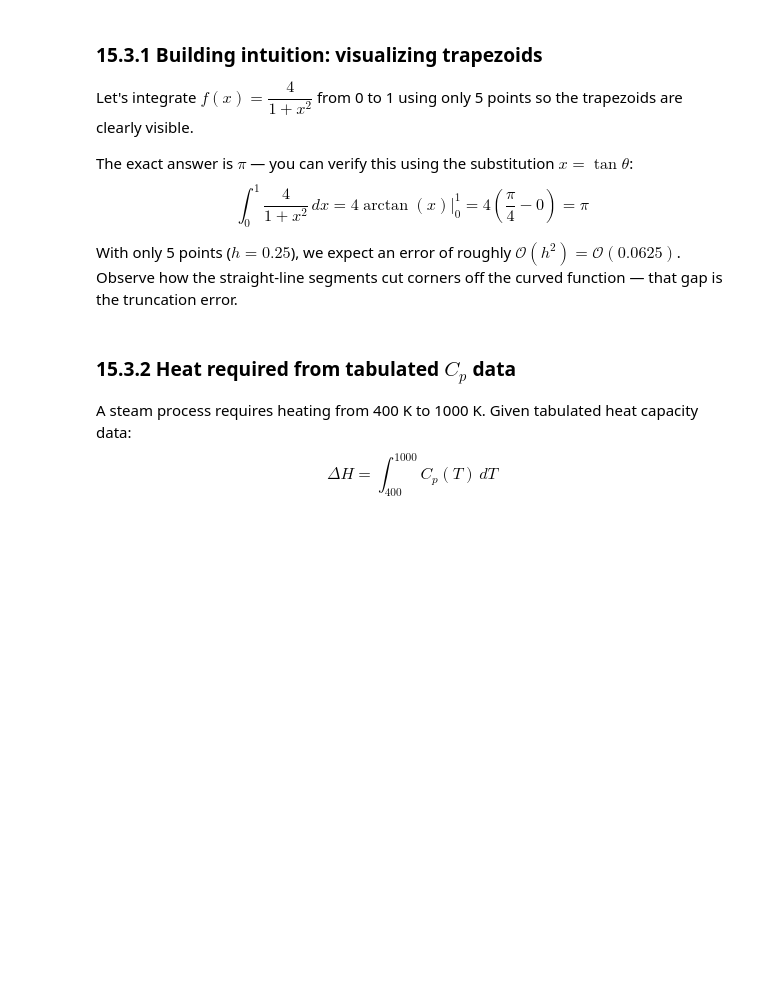
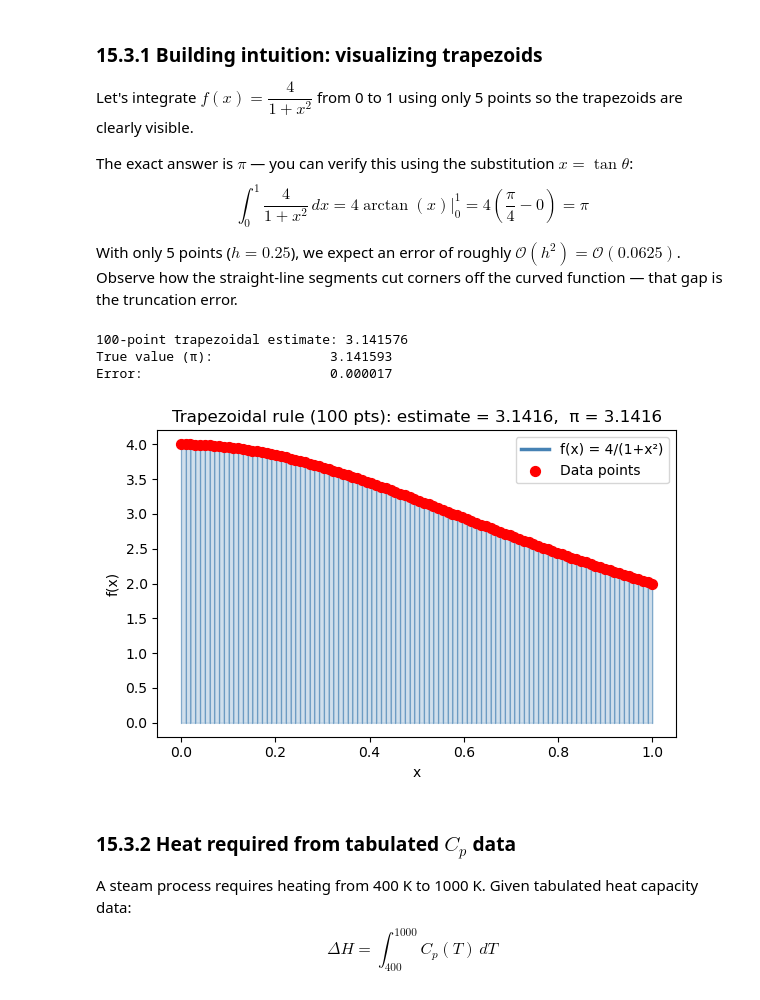
Before and after one commit to ock-group/CHME212-2026-Spring, a Jupyter notebook: _sources/docs/chapter15/15_notebook-lecture.ipynb, the cells around one changed output. Saved outputs shown, nothing was run; the diff lists cells and outputs as text; code cells hidden in the pictures; blank space fills up the shorter version.

```diff
--- a/_sources/docs/chapter15/15_notebook-lecture.ipynb
+++ b/_sources/docs/chapter15/15_notebook-lecture.ipynb
@@ -447,20 +508,42 @@ $$\int_0^1 \frac{4}{1+x^2}\,dx = 4\arctan(x)\Big|_0^1 = 4\left(\frac{\pi}{4} - 0
 With only 5 points ($h = 0.25$), we expect an error of roughly $\mathcal{O}(h^2) = \mathcal{O}(0.0625)$. Observe how the straight-line segments cut corners off the curved function — that gap is the truncation error.
 # %%
 def f_pi(x):
-    return ___
+    return 4.0 / (1 + x**2)
 
 # N-point trapezoidal approximation
-N = ___
+N = 100
 x_trap = np.linspace(0, 1, N)
-y_trap = f_pi(___)
+y_trap = f_pi(x_trap)
 
-area_trap = ___
+# print(x_trap, y_trap)
+
+area_trap = trapezoid(y_trap, x_trap)
+
 
 print(f"{N}-point trapezoidal estimate: {area_trap:.6f}")
 print(f"True value (π):               {np.pi:.6f}")
 print(f"Error:                        {abs(area_trap - np.pi):.6f}")
 
-# Visualize
+# # Visualize
+x_fine = np.linspace(0, 1, 300)
+fig, ax = plt.subplots(figsize=(6, 4))
+ax.plot(x_fine, f_pi(x_fine), 'steelblue', linewidth=2.5, label='f(x) = 4/(1+x²)', zorder=3)
+for i in range(len(x_trap) - 1):
+    ax.fill_between([x_trap[i], x_trap[i+1]],
+                    [y_trap[i], y_trap[i+1]], alpha=0.25, color='steelblue')
+    ax.plot([x_trap[i], x_trap[i]], [0, y_trap[i]], 'steelblue', linewidth=0.8, alpha=0.5)
+ax.plot([x_trap[-1], x_trap[-1]], [0, y_trap[-1]], 'steelblue', linewidth=0.8, alpha=0.5)
+ax.scatter(x_trap, y_trap, color='red', s=50, zorder=5, label='Data points')
+ax.set_xlabel('x'); ax.set_ylabel('f(x)')
+ax.set_title(f'Trapezoidal rule ({N} pts): estimate = {area_trap:.4f},  π = {np.pi:.4f}')
+ax.legend()
+plt.tight_layout()
+plt.show()
+# %% [output]
+100-point trapezoidal estimate: 3.141576
+True value (π):               3.141593
+Error:                        0.000017
+[figure, added]
 # %% [markdown]
 ### 15.3.2 Heat required from tabulated $C_p$ data
 
```
Also changed, not shown: parts of 7 cells of this notebook, 22 other files.
